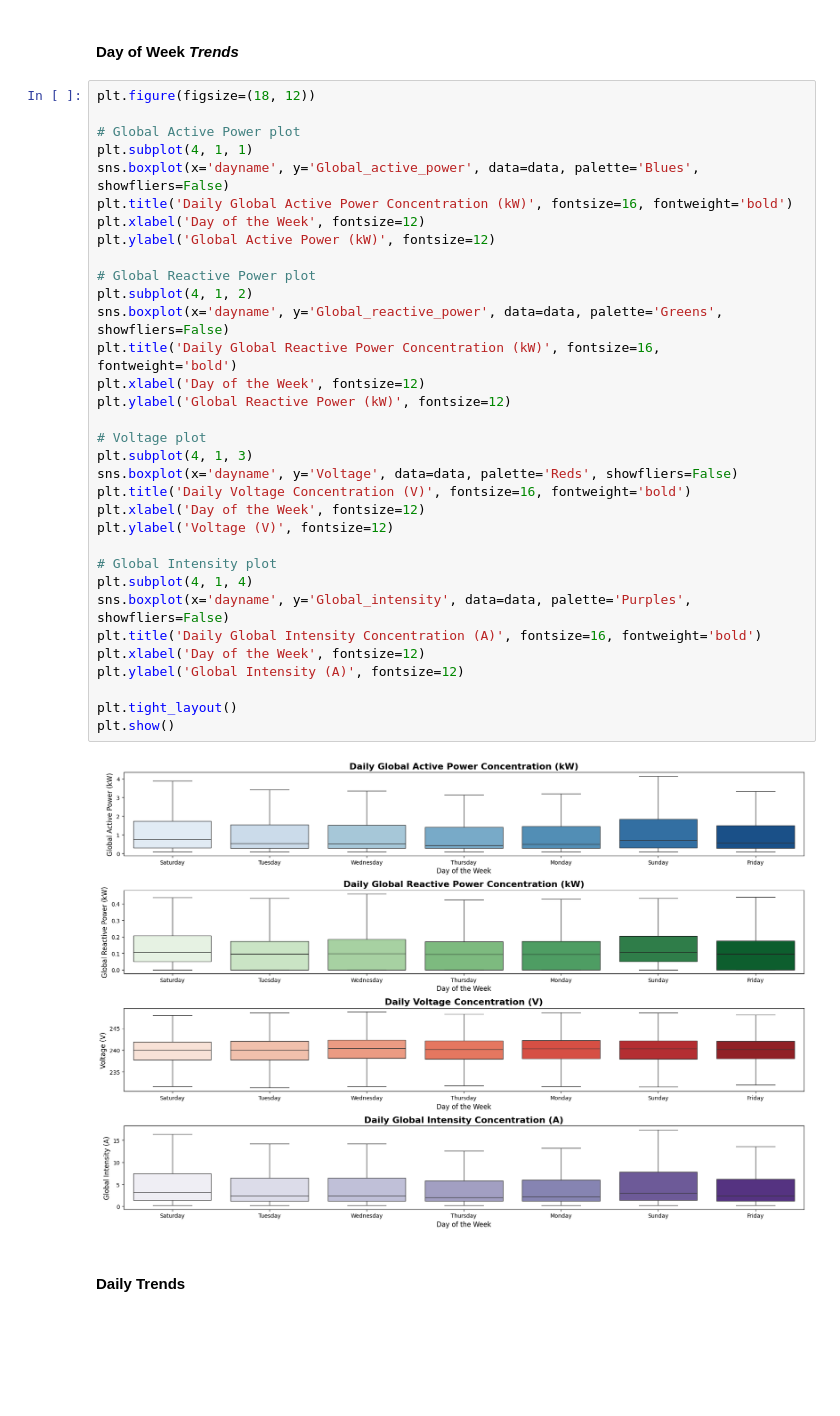
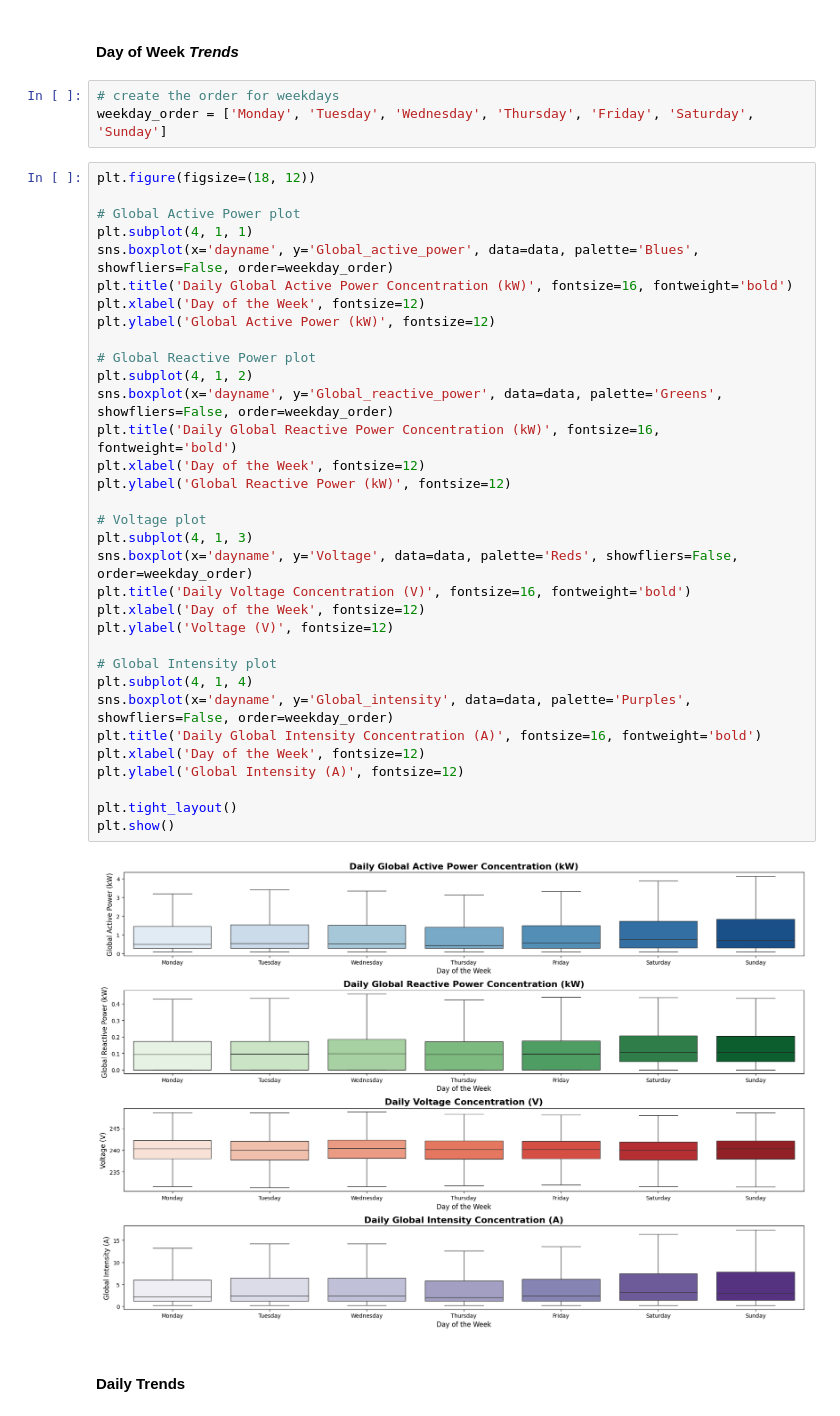
Before and after one commit to SainavyaGadde/DataScienceFinalProject, a Jupyter notebook: data_science_project.ipynb, the cells around one changed output. Drawn from its saved outputs; the diff is of its cells as text; blank space fills up the shorter version.

```diff
--- a/data_science_project.ipynb
+++ b/data_science_project.ipynb
@@ -371,41 +395,44 @@ Index(['Global_active_power', 'Global_reactive_power', 'Voltage',
       dtype='object')
 # %% [markdown]
 #### Day of Week *Trends*
+# %%
+# create the order for weekdays
+weekday_order = ['Monday', 'Tuesday', 'Wednesday', 'Thursday', 'Friday', 'Saturday', 'Sunday']
 # %%
 plt.figure(figsize=(18, 12))
 
 # Global Active Power plot
 plt.subplot(4, 1, 1)
-sns.boxplot(x='dayname', y='Global_active_power', data=data, palette='Blues', showfliers=False)
+sns.boxplot(x='dayname', y='Global_active_power', data=data, palette='Blues', showfliers=False, order=weekday_order)
 plt.title('Daily Global Active Power Concentration (kW)', fontsize=16, fontweight='bold')
 plt.xlabel('Day of the Week', fontsize=12)
 plt.ylabel('Global Active Power (kW)', fontsize=12)
 
 # Global Reactive Power plot
 plt.subplot(4, 1, 2)
-sns.boxplot(x='dayname', y='Global_reactive_power', data=data, palette='Greens', showfliers=False)
+sns.boxplot(x='dayname', y='Global_reactive_power', data=data, palette='Greens', showfliers=False, order=weekday_order)
 plt.title('Daily Global Reactive Power Concentration (kW)', fontsize=16, fontweight='bold')
 plt.xlabel('Day of the Week', fontsize=12)
 plt.ylabel('Global Reactive Power (kW)', fontsize=12)
 
 # Voltage plot
 plt.subplot(4, 1, 3)
-sns.boxplot(x='dayname', y='Voltage', data=data, palette='Reds', showfliers=False)
+sns.boxplot(x='dayname', y='Voltage', data=data, palette='Reds', showfliers=False, order=weekday_order)
 plt.title('Daily Voltage Concentration (V)', fontsize=16, fontweight='bold')
 plt.xlabel('Day of the Week', fontsize=12)
 plt.ylabel('Voltage (V)', fontsize=12)
 
 # Global Intensity plot
 plt.subplot(4, 1, 4)
-sns.boxplot(x='dayname', y='Global_intensity', data=data, palette='Purples', showfliers=False)
+sns.boxplot(x='dayname', y='Global_intensity', data=data, palette='Purples', showfliers=False, order=weekday_order)
 plt.title('Daily Global Intensity Concentration (A)', fontsize=16, fontweight='bold')
 plt.xlabel('Day of the Week', fontsize=12)
 plt.ylabel('Global Intensity (A)', fontsize=12)
 
 plt.tight_layout()
 plt.show()
 # %% [output]
-[figure, old version]
+[figure, new version]
 # %% [markdown]
 #### Daily Trends
 # %%
```
Also changed, not shown: parts of 33 cells of this notebook.
